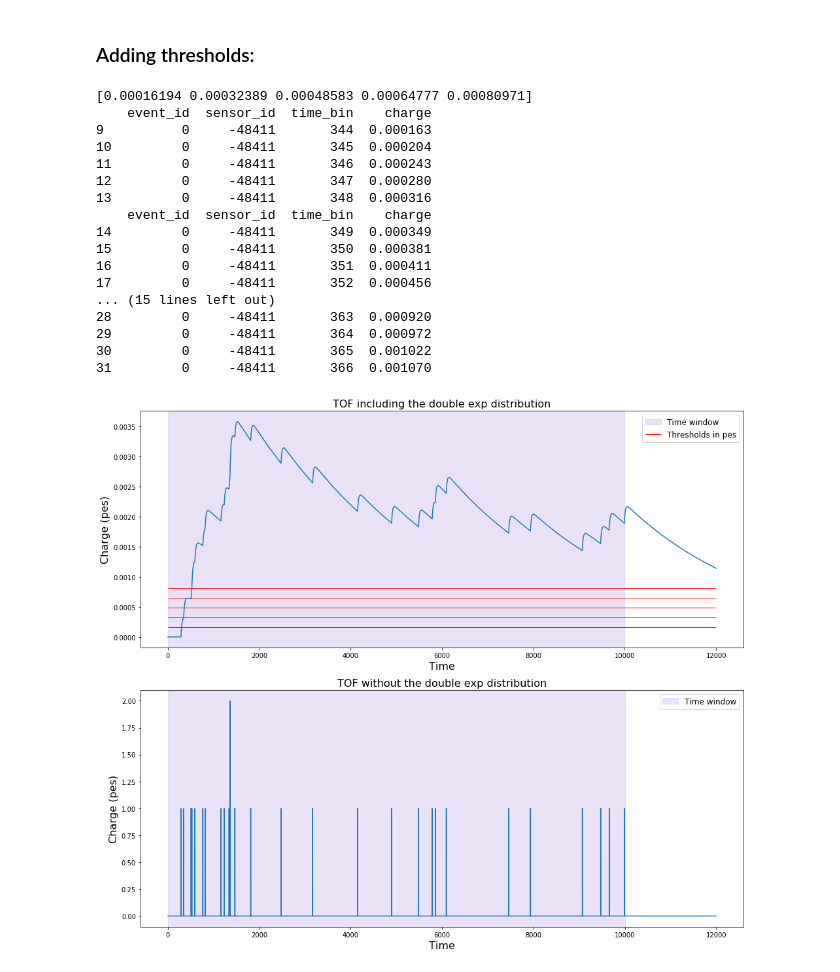
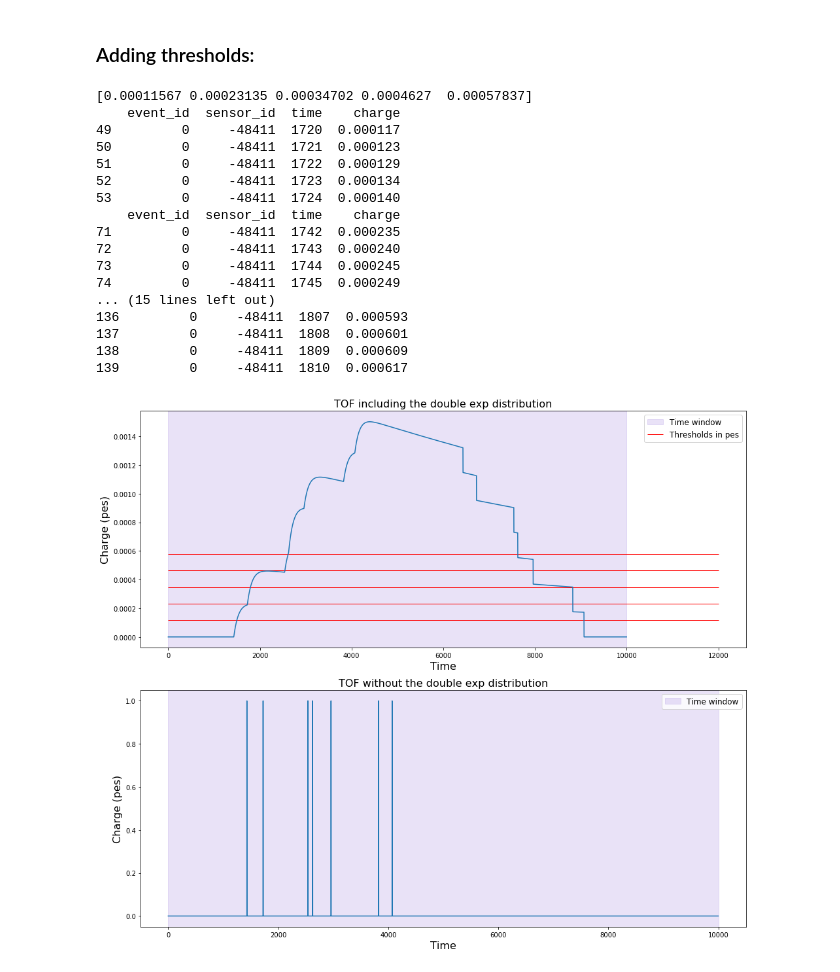
Before and after one commit to petalo-project/ANTEANB, a Jupyter notebook: elec/TOF_compute_demo.ipynb, the cells around one changed output. Cells and saved outputs as stored; diff of their text form; code cells hidden in the pictures.

```diff
--- a/elec/TOF_compute_demo.ipynb
+++ b/elec/TOF_compute_demo.ipynb
@@ -18,7 +20,6 @@ DataSiPM_idx   = DataSiPM.set_index('SensorID')
 n_sipms        = len(DataSiPM)
 first_sipm     = DataSiPM_idx.index.min()
 tau_sipm       = [100, 15000]
-time_window    = 10000
-time_bin       = 5
-time           = np.arange(0, 80000, time_bin)
+time_window    = 5000 #5ns
+time           = np.arange(0, time_window)
 spe_resp, norm = tf.apply_spe_dist(time, tau_sipm)
@@ -30,6 +38,11 @@ file_name        = '/Users/carmenromoluque/ANTEA/antea/testdata/full_body_1ev.h5
 tof_response     = load_mcTOFsns_response(file_name)
 evt_tof          = tof_response[tof_response.event_id==evt]
 tof_sns          = evt_tof.sensor_id.unique()
+
+tof_bin_size = read_sensor_bin_width_from_conf(file_name, tof=True)
+times = evt_tof.time_bin.values * tof_bin_size / units.ps
+evt_tof.insert(len(evt_tof.columns), 'time', times.astype(int)) # here we have bins of 1 ps
+
 evt_tof_exp_dist = []
 
 # Loop overall the sensors seeing charge
@@ -51,5 +64,5 @@ evt_tof_exp_dist.head()
 # %%
-## This functions are the TOF discrete case in orderto compare with the case distribution added.
+## This functions are the TOF discrete case in order to compare with the case distribution added.
 def no_convolve_tof(spe_resp, signal):
     no_conv_zeros = np.zeros(len(spe_resp)-1)
     no_conv_first = np.hstack([1., no_conv_zeros, np.zeros(len(signal)-1)])
@@ -64,8 +77,8 @@ def no_convolve_tof(spe_resp, signal):
 def tdc_no_convolution(tof_response, spe_response, s_id, time_window):
     pe_vect = np.zeros(time_window)
     sel_tof = tof_response[(tof_response.sensor_id == s_id) &
-                           (tof_response.time_bin < time_window)]
-    pe_vect[sel_tof.time_bin.values] = sel_tof.charge.values
+                           (tof_response.time < time_window)]
+    pe_vect[sel_tof.time.values] = sel_tof.charge.values
     tdc_conv = no_convolve_tof(spe_response, pe_vect)
     return tdc_conv
 # %% [markdown]
@@ -104,39 +117,39 @@ for t_thr in timestamp_thr:
     new_tof = evt_tof_exp_dist[evt_tof_exp_dist.charge > t_thr]
     print(new_tof.head())
 # %% [output]
-[0.00016194 0.00032389 0.00048583 0.00064777 0.00080971]
-    event_id  sensor_id  time_bin    charge
-9          0     -48411       344  0.000163
-10         0     -48411       345  0.000204
-11         0     -48411       346  0.000243
-12         0     -48411       347  0.000280
-13         0     -48411       348  0.000316
-    event_id  sensor_id  time_bin    charge
-14         0     -48411       349  0.000349
-15         0     -48411       350  0.000381
-16         0     -48411       351  0.000411
-17         0     -48411       352  0.000456
+[0.00011567 0.00023135 0.00034702 0.0004627  0.00057837]
+    event_id  sensor_id  time    charge
+49         0     -48411  1720  0.000117
+50         0     -48411  1721  0.000123
+51         0     -48411  1722  0.000129
+52         0     -48411  1723  0.000134
+53         0     -48411  1724  0.000140
+    event_id  sensor_id  time    charge
+71         0     -48411  1742  0.000235
+72         0     -48411  1743  0.000240
+73         0     -48411  1744  0.000245
+74         0     -48411  1745  0.000249
 ... (15 lines left out)
-28         0     -48411       363  0.000920
-29         0     -48411       364  0.000972
-30         0     -48411       365  0.001022
-31         0     -48411       366  0.001070
+136         0     -48411  1807  0.000593
+137         0     -48411  1808  0.000601
+138         0     -48411  1809  0.000609
+139         0     -48411  1810  0.000617
 # %%
 fig, (ax1, ax2) = plt.subplots(2,1,figsize=(14,12))
-ax1.plot(np.arange(0, 12000), tdc_conv[:12000]  )
+ax1.plot(np.arange(0, len(tdc_conv)), tdc_conv)
 ax1.hlines(timestamp_thr, 0, 12000, 'r', lw=1, label='Thresholds in pes')
 ax1.axvspan(0, 10000, alpha=0.2, color='mediumpurple', label='Time window')
-ax2.plot(np.arange(0, 12000), tdc_no_conv[:12000])
+ax2.plot(np.arange(0, len(tdc_no_conv)), tdc_no_conv)
 ax2.axvspan(0, 10000, alpha=0.2, color='mediumpurple', label='Time window')
 ax1.set_ylabel('Charge (pes)', size=16)
 ax2.set_ylabel('Charge (pes)', size=16)
 ax1.set_xlabel(        'Time', size=16)
 ax2.set_xlabel(        'Time', size=16)
 ax1.set_title('TOF including the double exp distribution', size=16)
 ax2.set_title('TOF without the double exp distribution'  , size=16)
 ax1.legend(fontsize=12)
 ax2.legend(fontsize=12)
 plt.tight_layout()
 plt.show()
 # %% [output]
-[figure, old version]
+[figure, new version]
```
Also changed, not shown: parts of 4 cells of this notebook.
